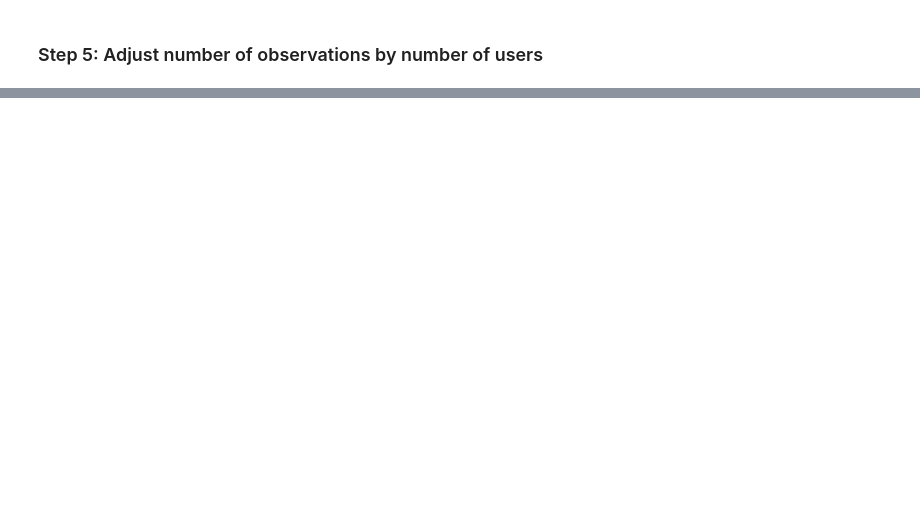
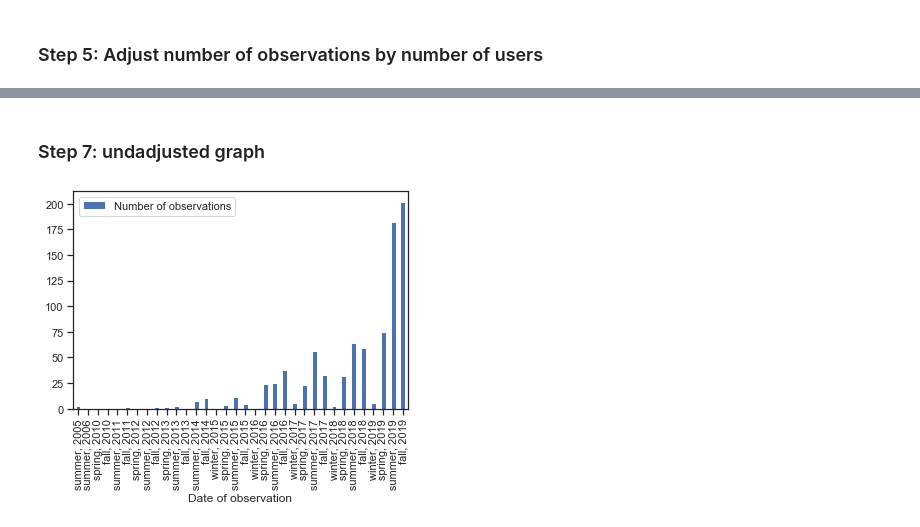
Before and after one commit to caroschwedh/BIOF309-final-project, a Jupyter notebook: DMV_bees.ipynb, the cells around one changed output, grey strips where cells are left out. Cells and saved outputs as stored; diff of their text form; code cells hidden in the pictures; blank space fills up the shorter version.

Commit message:
finish graphs

```diff
--- a/DMV_bees.ipynb
+++ b/DMV_bees.ipynb
@@ -160,0 +188,2 @@ print(df_iNat.head())
+# %%
+iNat_complete = df_iNat.drop_duplicates(subset=['year','season_month'], keep='first')
@@ -160,0 +192,3 @@ print(df_iNat.head())
+# %%
+# Now that we don't have repeated rows for the same date, we can order by date
+iNat_complete = iNat_complete.sort_values(by='observed_on')
@@ -160,0 +215,5 @@ print(df_iNat.head())
+# %%
+iNat_complete['season_year'] = iNat_complete['season'] + ', ' + iNat_complete['year']
+
+# Make new column to make new index in next step
+iNat_complete = iNat_complete.reset_index(drop=True)
@@ -160,0 +240,7 @@ print(df_iNat.head())
+# %%
+# New dataframe only with columns needed
+iNat_complete = pd.DataFrame({'season_year':iNat_complete.season_year, 'obs_perseason':iNat_complete.obs_perseason,'adj_obs':iNat_complete.adj_obs})
+iNat_complete = iNat_complete.rename(columns={"season_year":"Date of observation","obs_perseason":"Number of observations","adj_obs":"Observations per user"})
+
+# check final dataset for graphs
+iNat_complete
@@ -160,0 +265,6 @@ print(df_iNat.head())
+# %% [markdown]
+### Step 7: undadjusted graph
+# %%
+iNat_graph = iNat_complete.plot.bar(x='Date of observation', y='Number of observations', rot=90)
+# %% [output]
+[figure, added]
```
Also changed, not shown: parts of 19 cells of this notebook, 1 other file.
